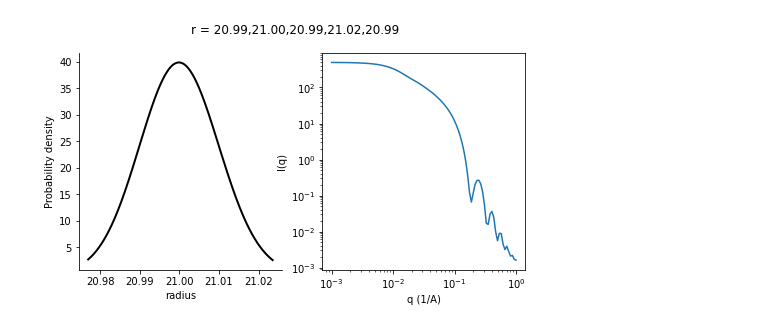
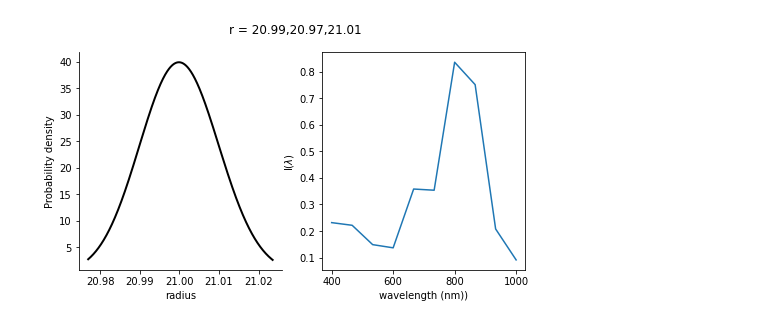
Before and after one commit to pozzo-research-group/HEAD, a Jupyter notebook: notebooks/09-BO with UCB for UVVis .ipynb, the cells around one changed output. Drawn from its saved outputs; the diff is of its cells as text; code cells hidden in the pictures.

Commit message:
multishape modelling works for both uvvis and saxs

```diff
--- a/notebooks/09-BO with UCB for UVVis .ipynb
+++ b/notebooks/09-BO with UCB for UVVis .ipynb
@@ -38,26 +41,33 @@ RAW_SAMPLES = 1024
 R_mu = 20
 R_sigma = 1e-2
 SHAPE_PARAM = 0.67
+SPECTRA = 'uvvis'
 
 expt = {}
 EXPT_ID = 0
 # %%
 sim = head.EmulatorMultiShape()
 sim.make_structure(r_mu=R_mu,r_sigma=R_sigma)
 
 fig, axs = plt.subplots(1,2,figsize=(4*2,4))
 
 sim.plot_radii(axs[0])
 axs[0].set_xlabel('radius')
 axs[0].set_ylabel('Probability density')
 
-q, st = sim.get_saxs(shape_param = SHAPE_PARAM, n_samples=N_SAS_SAMPLES)
-axs[1].loglog(q, st)
-plt.setp(axs[1], xlabel='q (1/A)', ylabel='I(q)')
+if SPECTRA=='saxs':
+    xt, yt = sim.get_saxs(shape_param = SHAPE_PARAM, n_samples=N_SAS_SAMPLES)
+    axs[1].loglog(xt, yt)
+    plt.setp(axs[1], xlabel='q (1/A)', ylabel='I(q)')
+elif SPECTRA=='uvvis':
+    xt, yt = sim.get_uvvis(shape_param = 0.67, n_samples=N_UVVIS_SAMPLES)
+    axs[1].plot(xt, yt)
+    plt.setp(axs[1], xlabel='wavelength (nm))', ylabel=r'I($\lambda$)')
+
 fig.suptitle('r = '+','.join('%.2f'%i for i in sim.radii))
 plt.show()
 # %% [output]
-[figure, old version]
+[figure, new version]
 # %%
 # define search space
 r_mu = [5,50]
```
Also changed, not shown: parts of 7 cells of this notebook, 2 other files.
